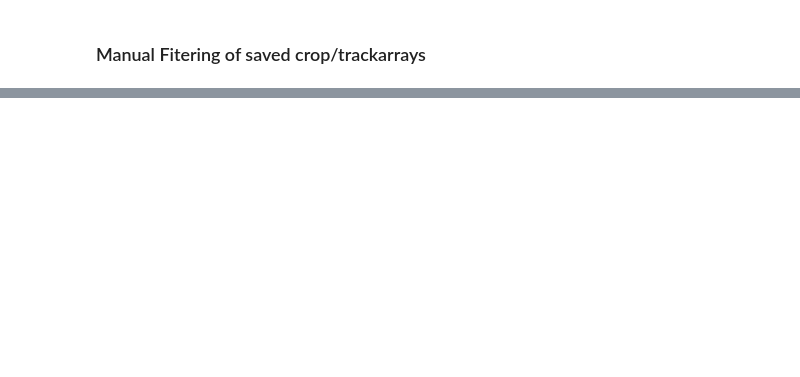
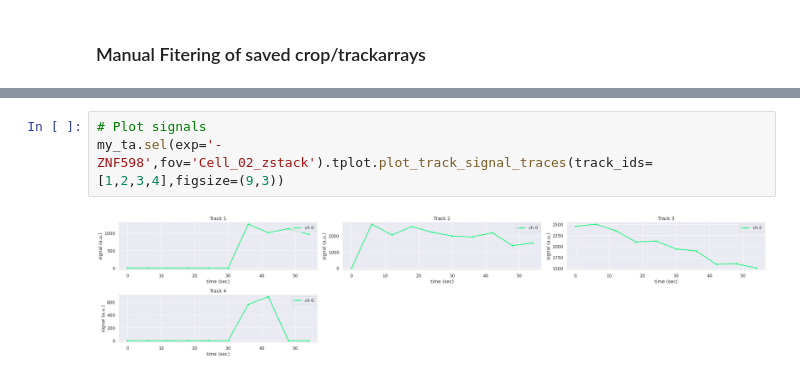
Before and after one commit to timstasevich/croparray, a Jupyter notebook: notebooks/AnalyzeTrackArrays.ipynb, the cells around one changed output, grey strips where cells are left out. Drawn from its saved outputs; the diff is of its cells as text; blank space fills up the shorter version.

```diff
--- a/notebooks/AnalyzeTrackArrays.ipynb
+++ b/notebooks/AnalyzeTrackArrays.ipynb
@@ -155,0 +182,5 @@ DEBUG image_contrast: <class 'tuple'> (0, 100)
+# %%
+# Plot signals
+my_ta.sel(exp='-ZNF598',fov='Cell_02_zstack').tplot.plot_track_signal_traces(track_ids=[1,2,3,4],figsize=(9,3))
+# %% [output]
+[figure, added]
```
Also changed, not shown: parts of 16 cells of this notebook, 7 other files.
